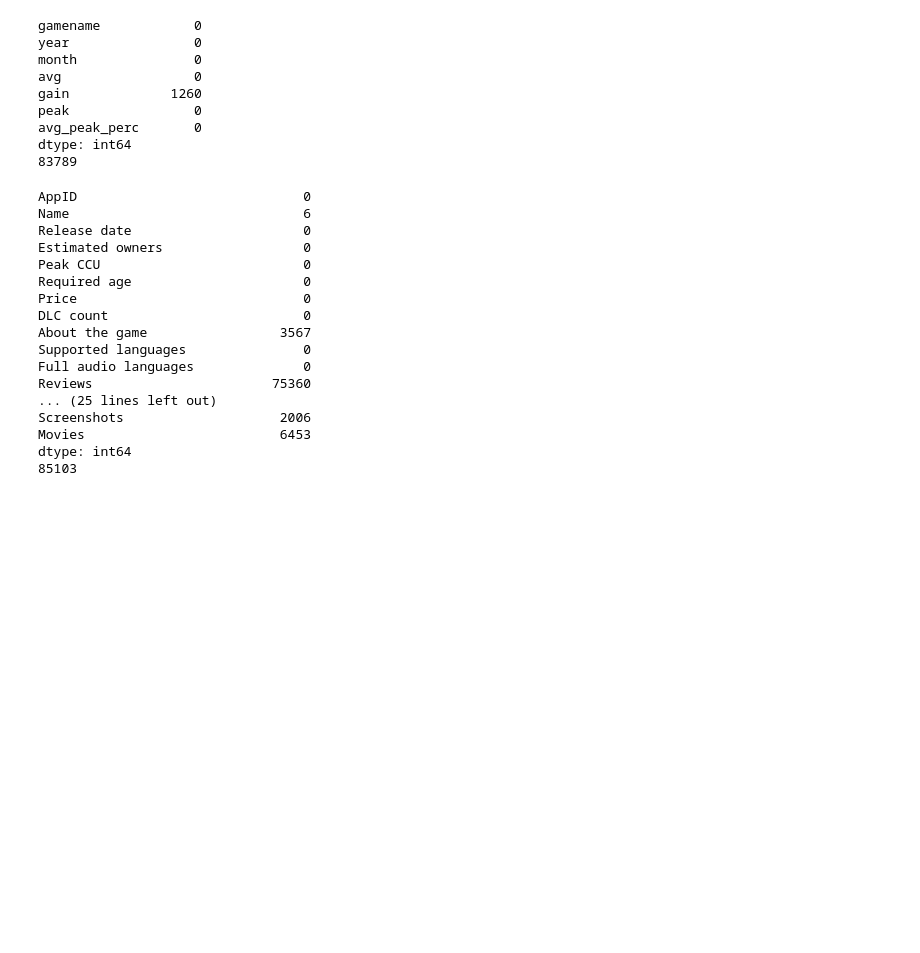
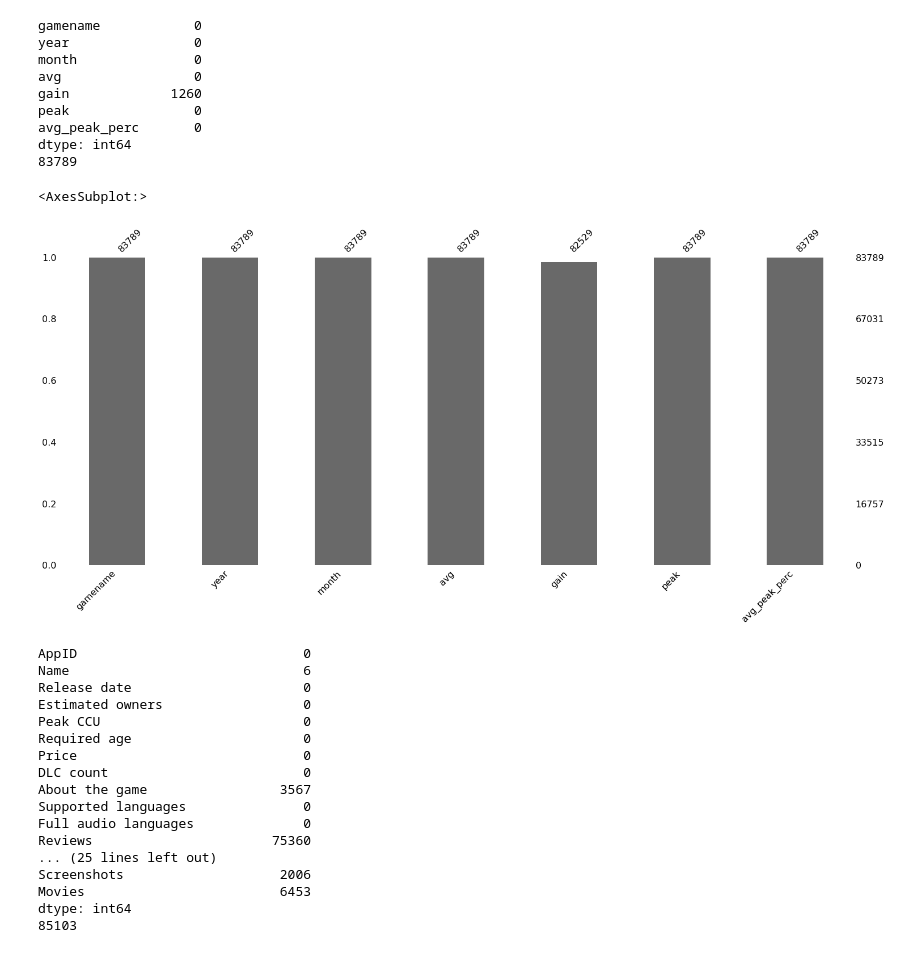
Before and after one commit to unit0113/CAP4770Project, a Jupyter notebook: project.ipynb, the cells around one changed output. Drawn from its saved outputs; the diff is of its cells as text; code cells hidden in the pictures; blank space fills up the shorter version.

Commit message:
Added missingno charts

```diff
--- a/project.ipynb
+++ b/project.ipynb
@@ -74,6 +97,11 @@ peak                0
 avg_peak_perc       0
 dtype: int64
 83789
+# %%
+msno.bar(game_popularity)
+# %% [output]
+<AxesSubplot:>
+[figure, added]
 # %%
 print(steam_games.isna().sum())
 print(len(steam_games))
```
Also changed, not shown: parts of 4 cells of this notebook.
